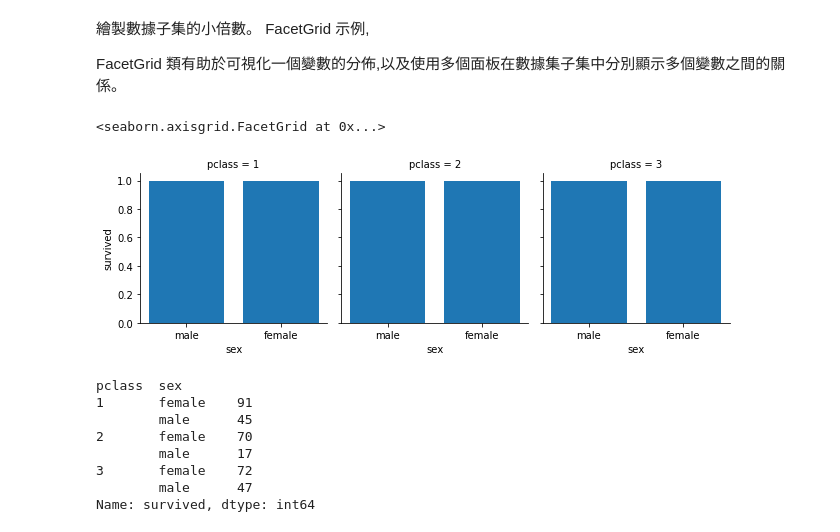
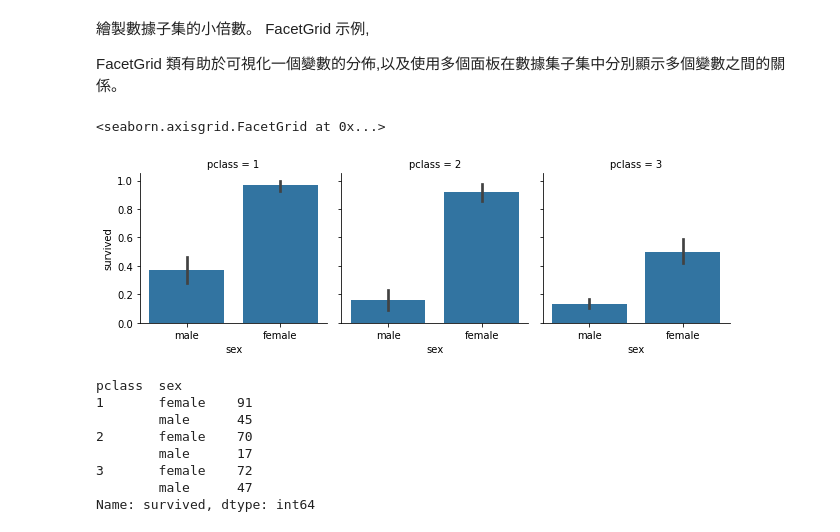
Before and after one commit to tiffk935/ML100Days, a Jupyter notebook: homework/22 Homework.ipynb, the cells around one changed output. Saved outputs shown, nothing was run; the diff lists cells and outputs as text; code cells hidden in the pictures.

```diff
--- a/homework/22 Homework.ipynb
+++ b/homework/22 Homework.ipynb
@@ -68,16 +68,17 @@ FacetGrid 類有助於可視化一個變數的分佈,以及使用多個面板在
 # %%
 # 瞭解在各艙等不同性別的存活率
 '''
 在這邊coding
 g = sns.FacetGrid
 g.map
 '''
 
 g = sns.FacetGrid(df, col="pclass")
-g.map(plt.bar, "sex", "survived")
+# g.map(plt.bar, "sex", "survived")
+g.map(sns.barplot, "sex",'survived', order=['male','female'])
 # %% [output]
 <seaborn.axisgrid.FacetGrid at 0x...>
-[figure, old version]
+[figure, new version]
 # %%
 # 先檢視各艙位存活人數，此時可以使用groupby函數進行分類，
 # 其中 survived＝1表示存活，survived＝0表示死亡，將survived加總即為各艙等生存人數。
```
Also changed, not shown: parts of 3 cells of this notebook.
